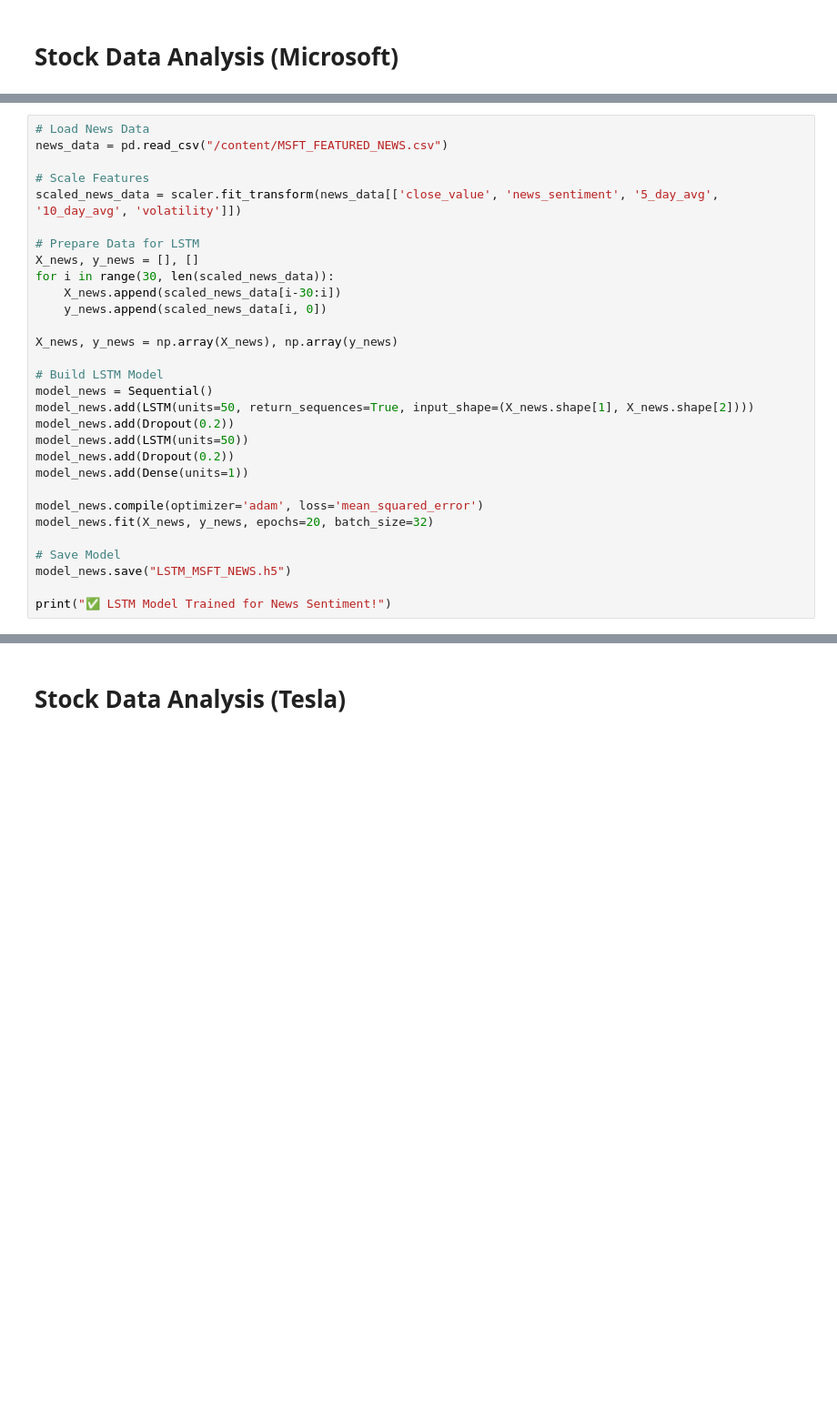
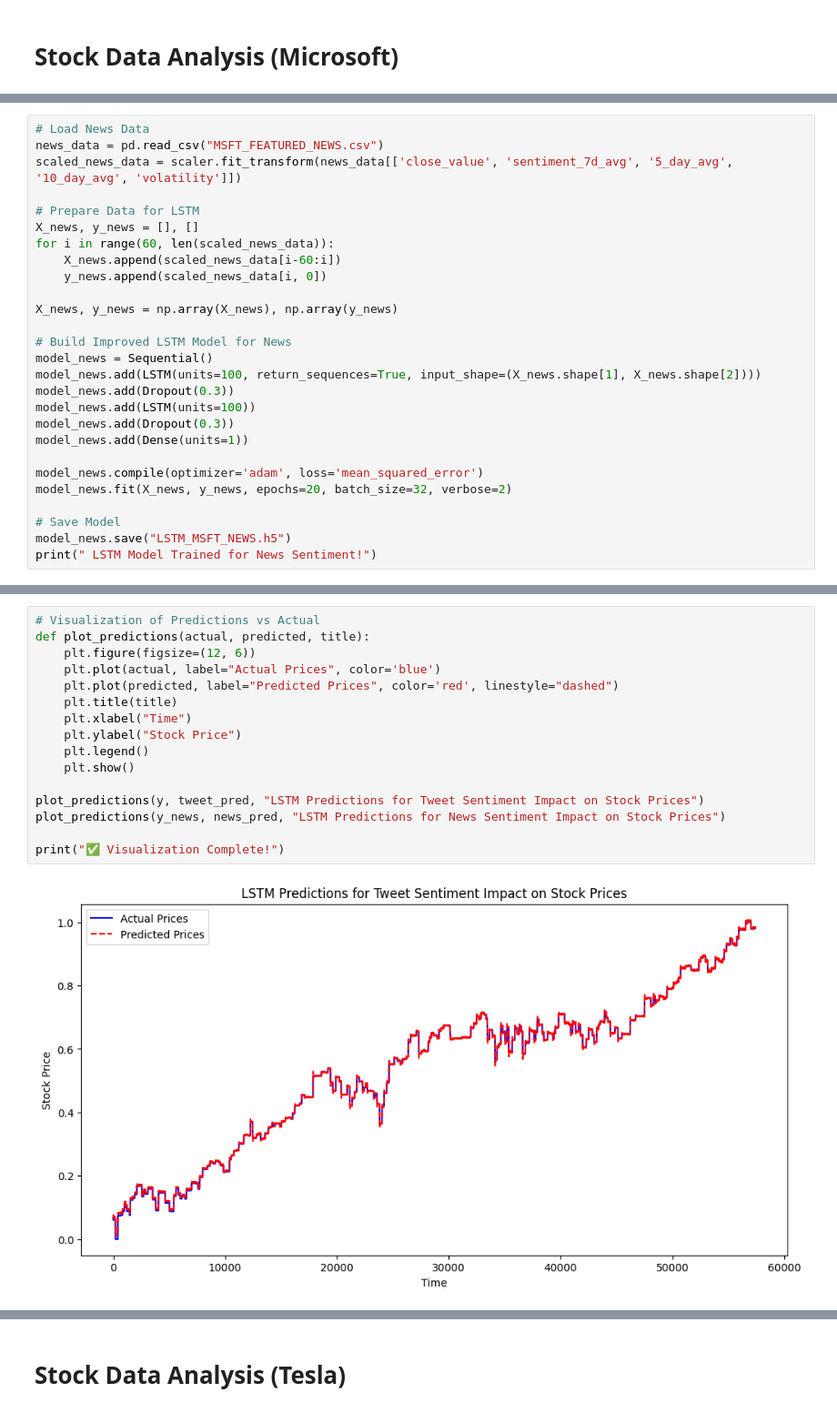
Before and after one commit to Mini1521/Sentiment-Analysis, a Jupyter notebook: Using_Microsoft_and_Tesla_Dataset_from_2020.ipynb, the cells around one changed output, grey strips where cells are left out. Shown: that part at 91% size. Saved outputs shown, nothing was run; the diff lists cells and outputs as text; blank space fills up the shorter version.

```diff
--- a/Using_Microsoft_and_Tesla_Dataset_from_2020.ipynb
+++ b/Using_Microsoft_and_Tesla_Dataset_from_2020.ipynb
@@ -1654,32 +1591,29 @@ WARNING:absl:You are saving your model as an HDF5 file via `model.save()` or `ke
 # %%
 # Load News Data
-news_data = pd.read_csv("/content/MSFT_FEATURED_NEWS.csv")
-
-# Scale Features
-scaled_news_data = scaler.fit_transform(news_data[['close_value', 'news_sentiment', '5_day_avg', '10_day_avg', 'volatility']])
+news_data = pd.read_csv("MSFT_FEATURED_NEWS.csv")
+scaled_news_data = scaler.fit_transform(news_data[['close_value', 'sentiment_7d_avg', '5_day_avg', '10_day_avg', 'volatility']])
 
 # Prepare Data for LSTM
 X_news, y_news = [], []
-for i in range(30, len(scaled_news_data)):
-    X_news.append(scaled_news_data[i-30:i])
+for i in range(60, len(scaled_news_data)):
+    X_news.append(scaled_news_data[i-60:i])
     y_news.append(scaled_news_data[i, 0])
 
 X_news, y_news = np.array(X_news), np.array(y_news)
 
-# Build LSTM Model
+# Build Improved LSTM Model for News
 model_news = Sequential()
-model_news.add(LSTM(units=50, return_sequences=True, input_shape=(X_news.shape[1], X_news.shape[2])))
-model_news.add(Dropout(0.2))
-model_news.add(LSTM(units=50))
-model_news.add(Dropout(0.2))
+model_news.add(LSTM(units=100, return_sequences=True, input_shape=(X_news.shape[1], X_news.shape[2])))
+model_news.add(Dropout(0.3))
+model_news.add(LSTM(units=100))
+model_news.add(Dropout(0.3))
 model_news.add(Dense(units=1))
 
 model_news.compile(optimizer='adam', loss='mean_squared_error')
-model_news.fit(X_news, y_news, epochs=20, batch_size=32)
+model_news.fit(X_news, y_news, epochs=20, batch_size=32, verbose=2)
 
 # Save Model
 model_news.save("LSTM_MSFT_NEWS.h5")
-
-print("✅ LSTM Model Trained for News Sentiment!")
+print(" LSTM Model Trained for News Sentiment!")
 # %% [output]
 Epoch 1/20
@@ -1725,0 +1661,18 @@ LSTM News Model - MAE: 0.0279, RMSE: 0.0346
+# %%
+# Visualization of Predictions vs Actual
+def plot_predictions(actual, predicted, title):
+    plt.figure(figsize=(12, 6))
+    plt.plot(actual, label="Actual Prices", color='blue')
+    plt.plot(predicted, label="Predicted Prices", color='red', linestyle="dashed")
+    plt.title(title)
+    plt.xlabel("Time")
+    plt.ylabel("Stock Price")
+    plt.legend()
+    plt.show()
+
+plot_predictions(y, tweet_pred, "LSTM Predictions for Tweet Sentiment Impact on Stock Prices")
+plot_predictions(y_news, news_pred, "LSTM Predictions for News Sentiment Impact on Stock Prices")
+
+print("✅ Visualization Complete!")
+# %% [output]
+[figure, added]
```
Also changed, not shown: parts of 27 cells of this notebook.
